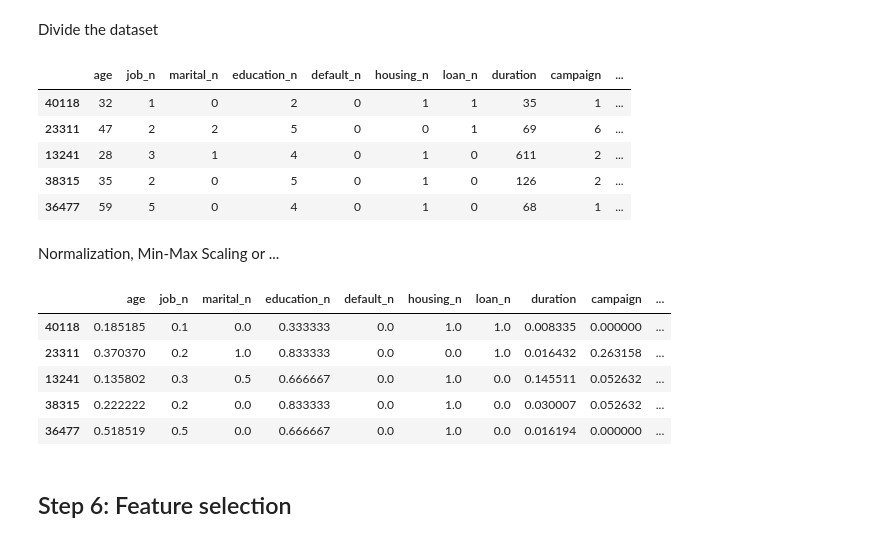
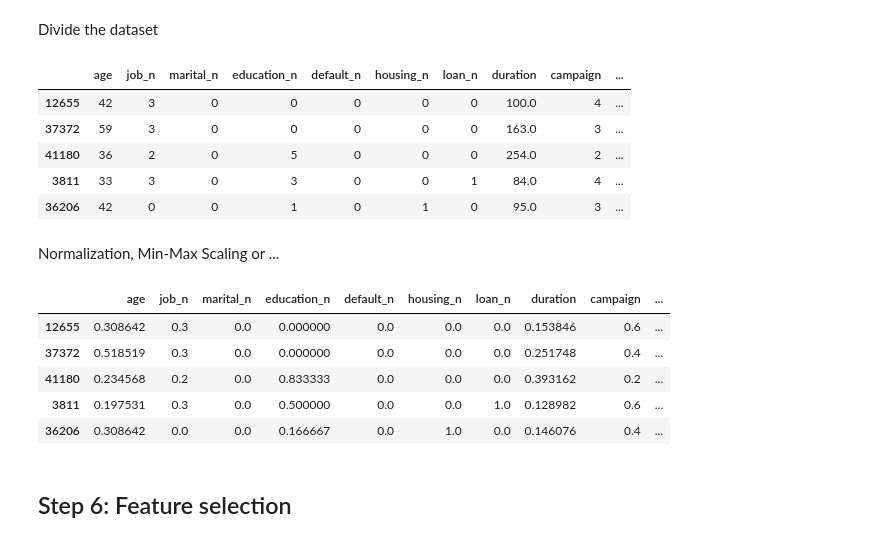
Before and after one commit to LAFG16/machine-learning-logistic-regression, a Jupyter notebook: src/EDA_explore.ipynb, the cells around one changed output. Drawn from its saved outputs; the diff is of its cells as text; code cells hidden in the pictures.

```diff
--- a/src/EDA_explore.ipynb
+++ b/src/EDA_explore.ipynb
@@ -458 +481,5 @@ The upper and lower limits for finding outliers are 6.0 and -2.0, with an interq
+# %%
+total_data.loc[total_data["campaign"] > round(upper_limit_campaign, 2), "campaign"] = round(upper_limit_campaign, 2)
+# %%
+total_data.loc[total_data["duration"] > round(upper_limit_duration, 2), "duration"] = round(upper_limit_duration, 2)
 # %%
@@ -462,3 +488,0 @@ total_data[total_data["campaign"] > 20].shape
-# %%
-total_data.drop(total_data[total_data["campaign"] > 20].index, inplace = True)
-total_data
@@ -568,7 +590,7 @@ num_variables = ['age', 'job_n', 'marital_n', 'education_n', 'default_n', 'housi
        'cons.conf.idx', 'euribor3m']
 
 # We divide the dataset into training and test samples.
-X = total_data.drop("y_n", axis = 1)[num_variables]
+X = total_data[num_variables]
 y = total_data["y_n"]
 
 X_train, X_test, y_train, y_test = train_test_split(X, y, test_size = 0.2, random_state = 24, stratify= y)
@@ -576,8 +598,8 @@ X_train, X_test, y_train, y_test = train_test_split(X, y, test_size = 0.2, rando
 X_train.head()
 # %% [output]
 |  | age | job_n | marital_n | education_n | default_n | housing_n | loan_n | duration | campaign | ... |
-| 40118 | 32 | 1 | 0 | 2 | 0 | 1 | 1 | 35 | 1 | ... |
-| 23311 | 47 | 2 | 2 | 5 | 0 | 0 | 1 | 69 | 6 | ... |
-| 13241 | 28 | 3 | 1 | 4 | 0 | 1 | 0 | 611 | 2 | ... |
-| 38315 | 35 | 2 | 0 | 5 | 0 | 1 | 0 | 126 | 2 | ... |
-| 36477 | 59 | 5 | 0 | 4 | 0 | 1 | 0 | 68 | 1 | ... |
+| 12655 | 42 | 3 | 0 | 0 | 0 | 0 | 0 | 100.0 | 4 | ... |
+| 37372 | 59 | 3 | 0 | 0 | 0 | 0 | 0 | 163.0 | 3 | ... |
+| 41180 | 36 | 2 | 0 | 5 | 0 | 0 | 0 | 254.0 | 2 | ... |
+| 3811 | 33 | 3 | 0 | 3 | 0 | 0 | 1 | 84.0 | 4 | ... |
+| 36206 | 42 | 0 | 0 | 1 | 0 | 1 | 0 | 95.0 | 3 | ... |
@@ -585,23 +613,25 @@ X_train.head()
 Normalization, Min-Max Scaling or ...
 # %%
 from sklearn.preprocessing import MinMaxScaler
+from pickle import dump
 
 scaler = MinMaxScaler()
 scaler.fit(X_train)
 scaler.fit(X_test)
 
 scal_features_train = scaler.transform(X_train)
 scal_features_test = scaler.transform(X_test)
 
 X_train_scal = pd.DataFrame(scal_features_train, index = X_train.index, columns = num_variables)
 X_test_scal = pd.DataFrame(scal_features_test, index = X_test.index, columns = num_variables)
 
+dump(scaler, open("/workspaces/machine-learning-logistic-regression/models/min_max_scaler.pk", "wb"))
 
 X_train_scal.head()
 # %% [output]
 |  | age | job_n | marital_n | education_n | default_n | housing_n | loan_n | duration | campaign | ... |
-| 40118 | 0.185185 | 0.1 | 0.0 | 0.333333 | 0.0 | 1.0 | 1.0 | 0.008335 | 0.000000 | ... |
-| 23311 | 0.370370 | 0.2 | 1.0 | 0.833333 | 0.0 | 0.0 | 1.0 | 0.016432 | 0.263158 | ... |
-| 13241 | 0.135802 | 0.3 | 0.5 | 0.666667 | 0.0 | 1.0 | 0.0 | 0.145511 | 0.052632 | ... |
-| 38315 | 0.222222 | 0.2 | 0.0 | 0.833333 | 0.0 | 1.0 | 0.0 | 0.030007 | 0.052632 | ... |
-| 36477 | 0.518519 | 0.5 | 0.0 | 0.666667 | 0.0 | 1.0 | 0.0 | 0.016194 | 0.000000 | ... |
+| 12655 | 0.308642 | 0.3 | 0.0 | 0.000000 | 0.0 | 0.0 | 0.0 | 0.153846 | 0.6 | ... |
+| 37372 | 0.518519 | 0.3 | 0.0 | 0.000000 | 0.0 | 0.0 | 0.0 | 0.251748 | 0.4 | ... |
+| 41180 | 0.234568 | 0.2 | 0.0 | 0.833333 | 0.0 | 0.0 | 0.0 | 0.393162 | 0.2 | ... |
+| 3811 | 0.197531 | 0.3 | 0.0 | 0.500000 | 0.0 | 0.0 | 1.0 | 0.128982 | 0.6 | ... |
+| 36206 | 0.308642 | 0.0 | 0.0 | 0.166667 | 0.0 | 1.0 | 0.0 | 0.146076 | 0.4 | ... |
```
Also changed, not shown: parts of 15 cells of this notebook, 19 other files.
